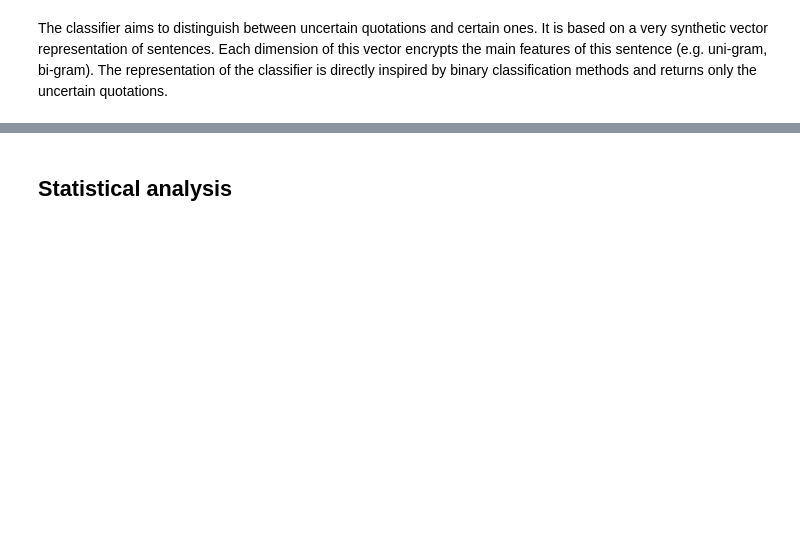
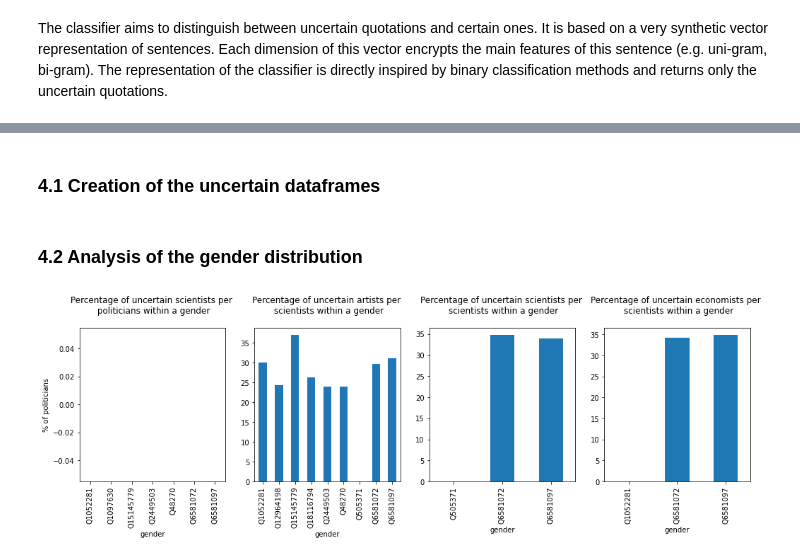
Before and after one commit to coraliegrobel/ada-2021-project-sv4ever, a Jupyter notebook: ada_main.ipynb, the cells around one changed output, grey strips where cells are left out. Cells and saved outputs as stored; diff of their text form; code cells hidden in the pictures; blank space fills up the shorter version.

Commit message:
Statistical analysis

```diff
--- a/ada_main.ipynb
+++ b/ada_main.ipynb
@@ -356 +341,3 @@ The classifier returns the quotes that are classified as uncertain. We will relo
+# %% [markdown]
+### 4.1 Creation of the uncertain dataframes
 # %%
@@ -361,2 +348,25 @@ uncertainty_economists = open(PATH_TXT + "economists_uncertainty.txt", "w")
-# %% [markdown]
-## Statistical analysis
+# %% [markdown]
+### 4.2 Analysis of the gender distribution
+# %%
+plt.figure(figsize=(17,4))
+
+plt.subplot(1,4,1)
+politicians_gender_dist.plot(kind='bar')
+plt.title('Percentage of uncertain scientists per \n politicians within a gender', pad=20)
+plt.ylabel('% of politicians')
+
+plt.subplot(1,4,2)
+artists_gender_dist.plot(kind='bar')
+plt.title('Percentage of uncertain artists per \n scientists within a gender', pad=20)
+
+plt.subplot(1,4,3)
+scientists_gender_dist.plot(kind='bar')
+plt.title('Percentage of uncertain scientists per \n scientists within a gender', pad=20)
+
+plt.subplot(1,4,4)
+economists_gender_dist.plot(kind='bar')
+plt.title('Percentage of uncertain economists per \n scientists within a gender', pad=20)
+
+plt.show()
+# %% [output]
+[figure, added]
```
Also changed, not shown: parts of 27 cells of this notebook, 1 other file.
